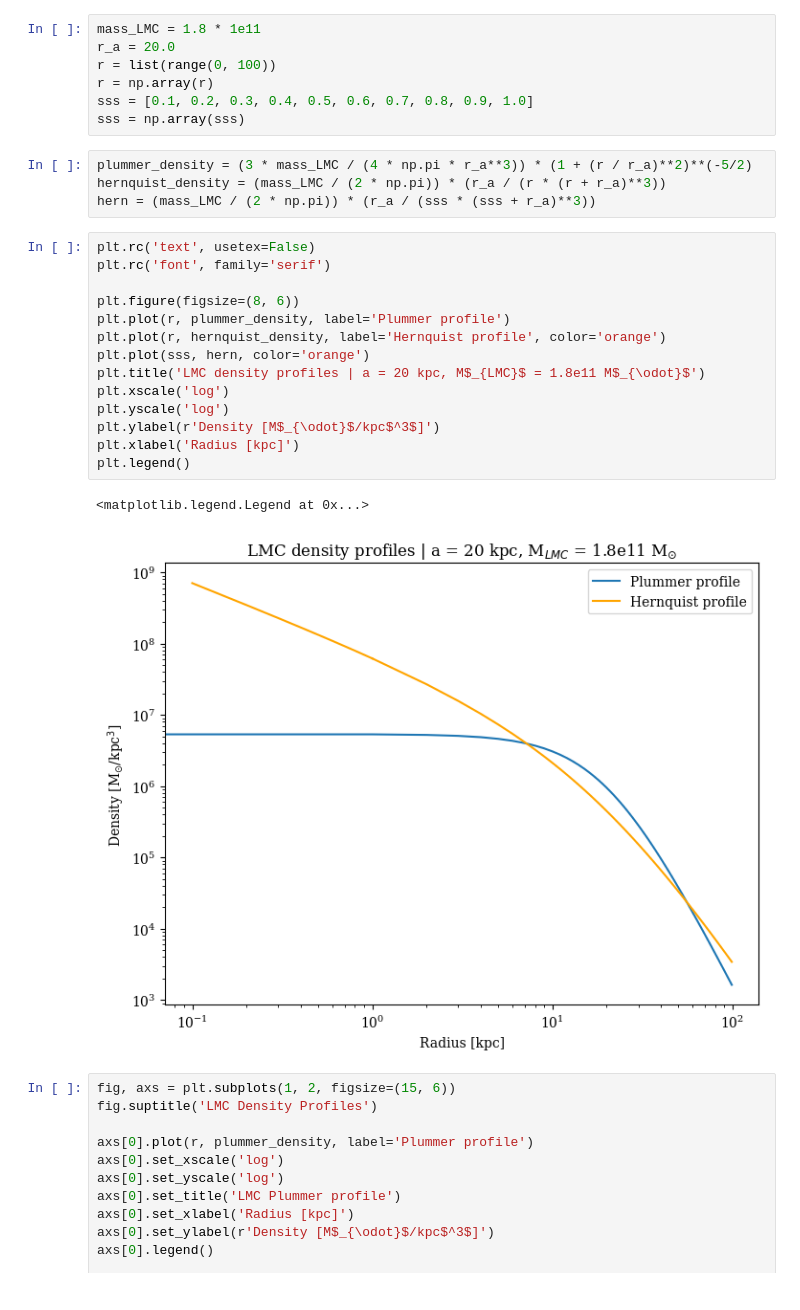
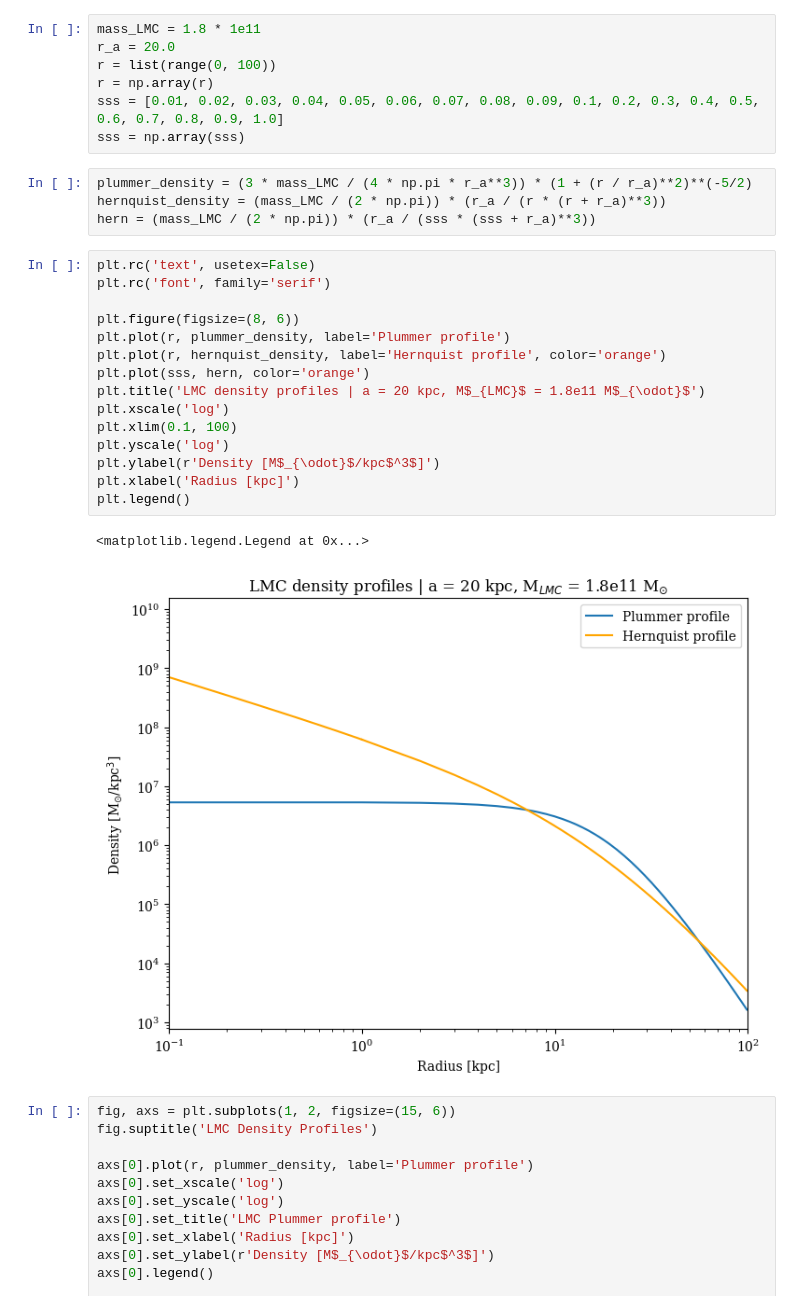
Before and after one commit to TheArchAstronomer/My_thesis, a Jupyter notebook: Plummer_profile.ipynb, the cells around one changed output. Cells and saved outputs as stored; diff of their text form.

```diff
--- a/Plummer_profile.ipynb
+++ b/Plummer_profile.ipynb
@@ -70,7 +70,7 @@ mass_LMC = 1.8 * 1e11
 r_a = 20.0
 r = list(range(0, 100))
 r = np.array(r)
-sss = [0.1, 0.2, 0.3, 0.4, 0.5, 0.6, 0.7, 0.8, 0.9, 1.0]
+sss = [0.01, 0.02, 0.03, 0.04, 0.05, 0.06, 0.07, 0.08, 0.09, 0.1, 0.2, 0.3, 0.4, 0.5, 0.6, 0.7, 0.8, 0.9, 1.0]
 sss = np.array(sss)
 # %%
 plummer_density = (3 * mass_LMC / (4 * np.pi * r_a**3)) * (1 + (r / r_a)**2)**(-5/2)
@@ -79,20 +79,21 @@ hern = (mass_LMC / (2 * np.pi)) * (r_a / (sss * (sss + r_a)**3))
 # %%
 plt.rc('text', usetex=False)
 plt.rc('font', family='serif')
 
 plt.figure(figsize=(8, 6))
 plt.plot(r, plummer_density, label='Plummer profile')
 plt.plot(r, hernquist_density, label='Hernquist profile', color='orange')
 plt.plot(sss, hern, color='orange')
 plt.title('LMC density profiles | a = 20 kpc, M$_{LMC}$ = 1.8e11 M$_{\odot}$')
 plt.xscale('log')
+plt.xlim(0.1, 100)
 plt.yscale('log')
 plt.ylabel(r'Density [M$_{\odot}$/kpc$^3$]')
 plt.xlabel('Radius [kpc]')
 plt.legend()
 # %% [output]
 <matplotlib.legend.Legend at 0x...>
-[figure, old version]
+[figure, new version]
 # %%
 fig, axs = plt.subplots(1, 2, figsize=(15, 6))
 fig.suptitle('LMC Density Profiles')
```
